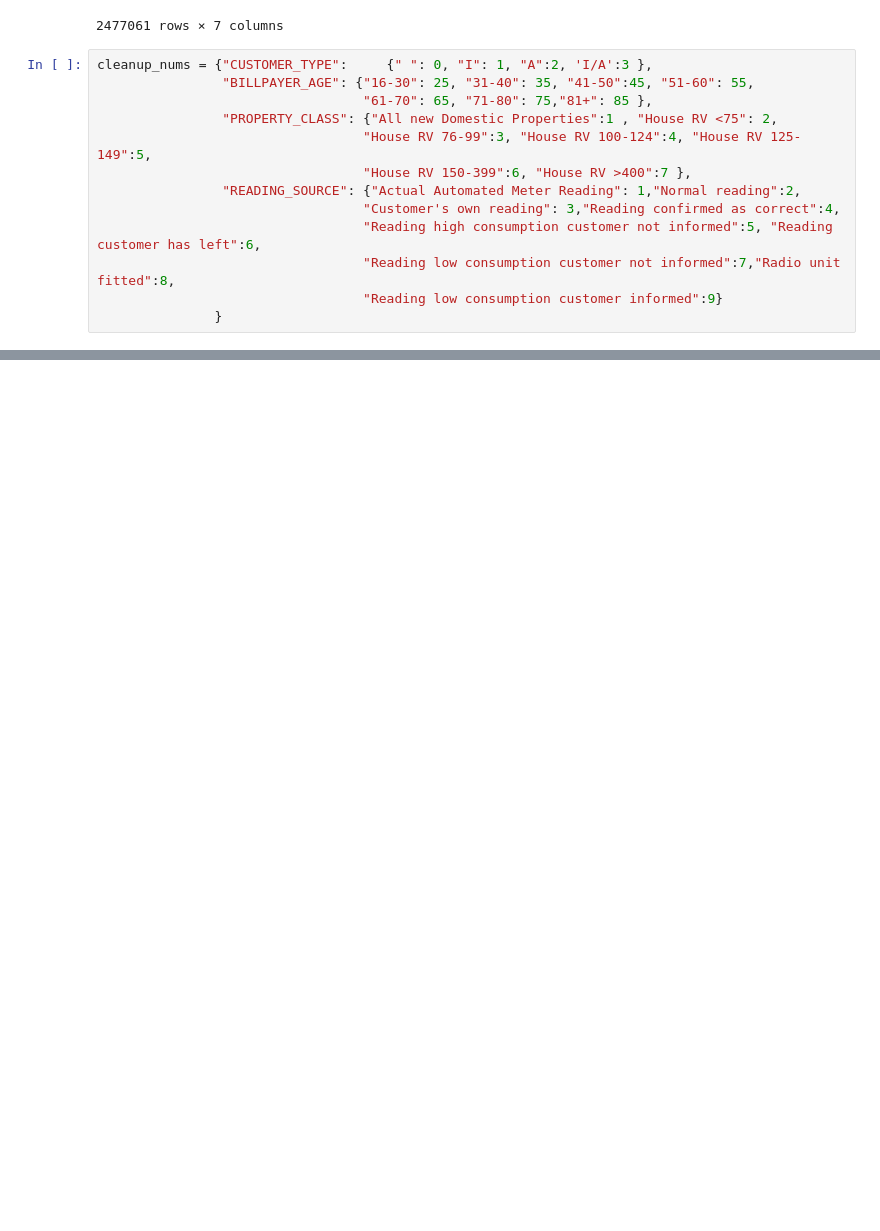
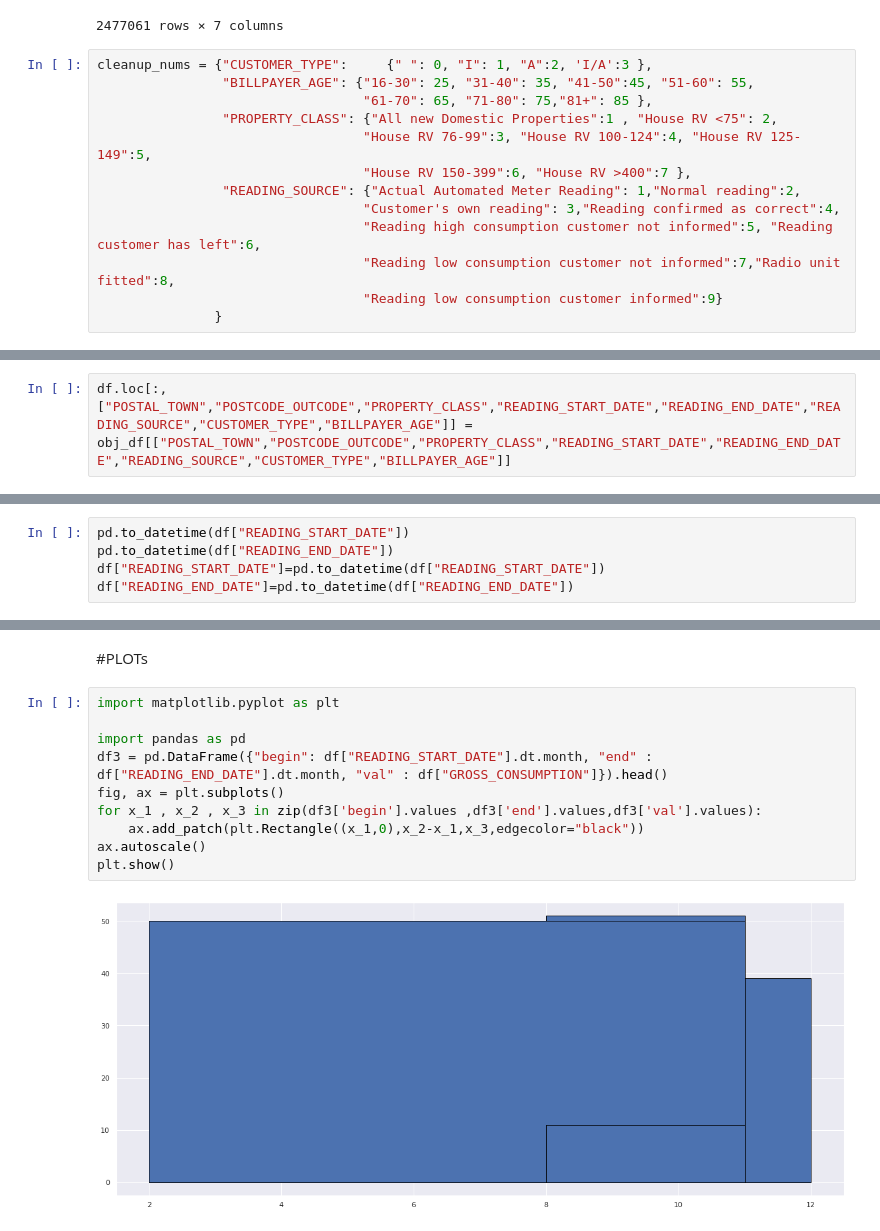
Before and after one commit to wiem-azzabi/Smart_Meter, a Jupyter notebook: water-meter2.ipynb, the cells around one changed output, grey strips where cells are left out. Drawn from its saved outputs; the diff is of its cells as text; blank space fills up the shorter version.

```diff
--- a/water-meter2.ipynb
+++ b/water-meter2.ipynb
@@ -288,0 +327,2 @@ obj_df.head()
+# %%
+df.loc[:,["POSTAL_TOWN","POSTCODE_OUTCODE","PROPERTY_CLASS","READING_START_DATE","READING_END_DATE","READING_SOURCE","CUSTOMER_TYPE","BILLPAYER_AGE"]] = obj_df[["POSTAL_TOWN","POSTCODE_OUTCODE","PROPERTY_CLASS","READING_START_DATE","READING_END_DATE","READING_SOURCE","CUSTOMER_TYPE","BILLPAYER_AGE"]]
@@ -288,0 +349,5 @@ obj_df.head()
+# %%
+pd.to_datetime(df["READING_START_DATE"])
+pd.to_datetime(df["READING_END_DATE"])
+df["READING_START_DATE"]=pd.to_datetime(df["READING_START_DATE"])
+df["READING_END_DATE"]=pd.to_datetime(df["READING_END_DATE"])
@@ -288,0 +385,14 @@ obj_df.head()
+# %% [markdown]
+#PLOTs
+# %%
+import matplotlib.pyplot as plt
+
+import pandas as pd
+df3 = pd.DataFrame({"begin": df["READING_START_DATE"].dt.month, "end" : df["READING_END_DATE"].dt.month, "val" : df["GROSS_CONSUMPTION"]}).head()
+fig, ax = plt.subplots()
+for x_1 , x_2 , x_3 in zip(df3['begin'].values ,df3['end'].values,df3['val'].values):
+    ax.add_patch(plt.Rectangle((x_1,0),x_2-x_1,x_3,edgecolor="black"))
+ax.autoscale()
+plt.show()
+# %% [output]
+[figure, added]
```
Also changed, not shown: parts of 9 cells of this notebook.
